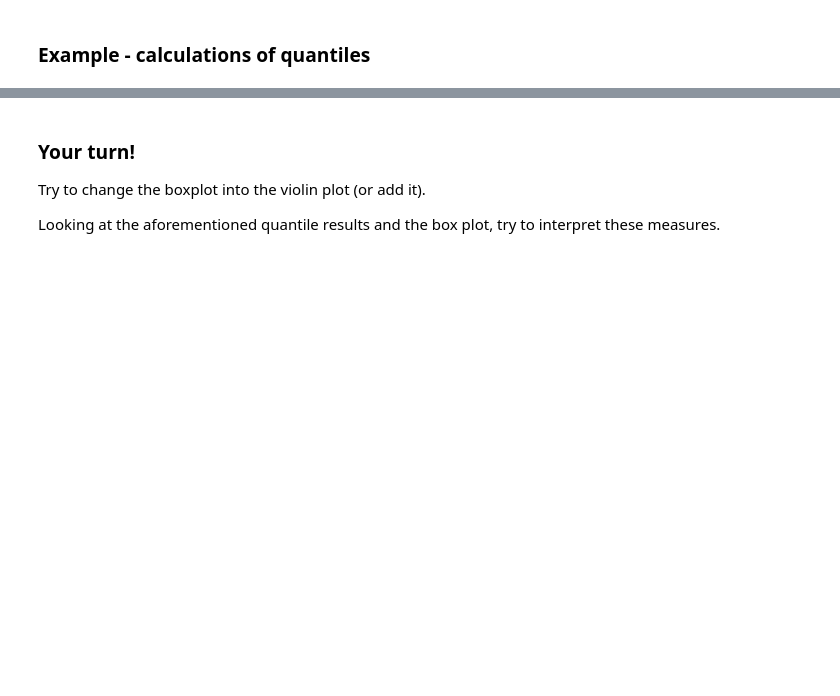
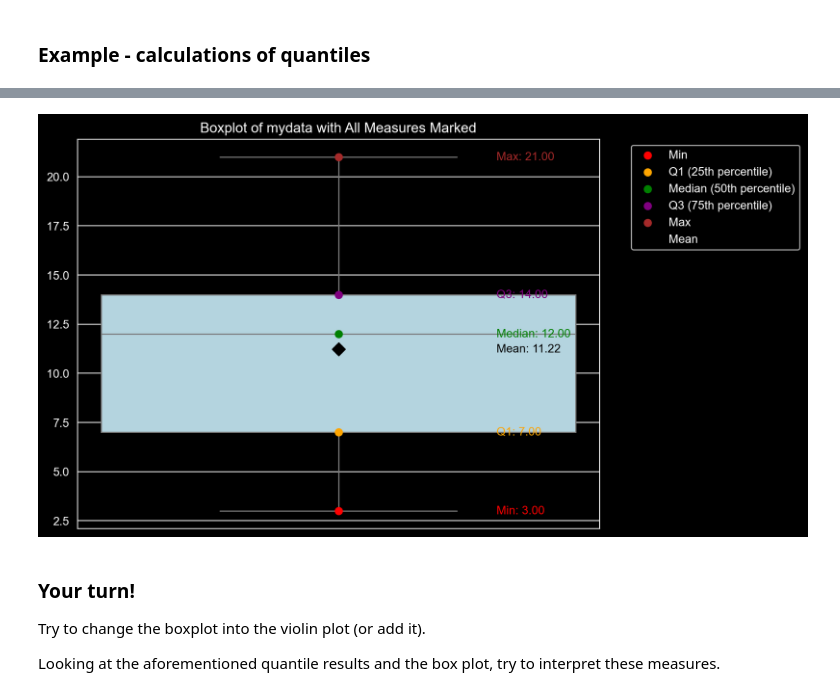
Before and after one commit to Lord-Illia-S/pandas_exercises, a Jupyter notebook: Exercise8.ipynb, the cells around one changed output, grey strips where cells are left out. Cells and saved outputs as stored; diff of their text form; code cells hidden in the pictures; blank space fills up the shorter version.

```diff
--- a/Exercise8.ipynb
+++ b/Exercise8.ipynb
@@ -542,34 +572,36 @@ print(f"P95 (95%): {p95}")
 # %%
 # Create boxplot
-fig, ax = plt.subplots(figsize=(8, 6))–
+fig, ax = plt.subplots(figsize=(8, 6))
 sns.boxplot(data=mydata, ax=ax, color='lightblue', width=0.3)
 
 # Calculate statistics
 minimum = np.min(mydata)
 q1 = np.percentile(mydata, 25)
 median = np.median(mydata)
 q3 = np.percentile(mydata, 75)
 maximum = np.max(mydata)
 mean = np.mean(mydata)
 
 ax.scatter(0, minimum, color='red', label='Min', zorder=5)
 ax.scatter(0, q1, color='orange', label='Q1 (25th percentile)', zorder=5)
 ax.scatter(0, median, color='green', label='Median (50th percentile)', zorder=5)
 ax.scatter(0, q3, color='purple', label='Q3 (75th percentile)', zorder=5)
 ax.scatter(0, maximum, color='brown', label='Max', zorder=5)
 ax.scatter(0, mean, color='black', marker='D', s=60, label='Mean', zorder=5)
 
 for value, name, color in zip(
     [minimum, q1, median, mean, q3, maximum],
     ['Min', 'Q1', 'Median', 'Mean', 'Q3', 'Max'],
     ['red', 'orange', 'green', 'black', 'purple', 'brown']
 ):
     ax.text(0.1, value, f'{name}: {value:.2f}', verticalalignment='center', color=color)
 
 
 ax.set_title('Boxplot of mydata with All Measures Marked')
 ax.legend(bbox_to_anchor=(1.05, 1), loc='upper left')
 plt.show()
+# %% [output]
+[figure, added]
 # %% [markdown]
 ### Your turn!
 
```
Also changed, not shown: parts of 26 cells of this notebook.
